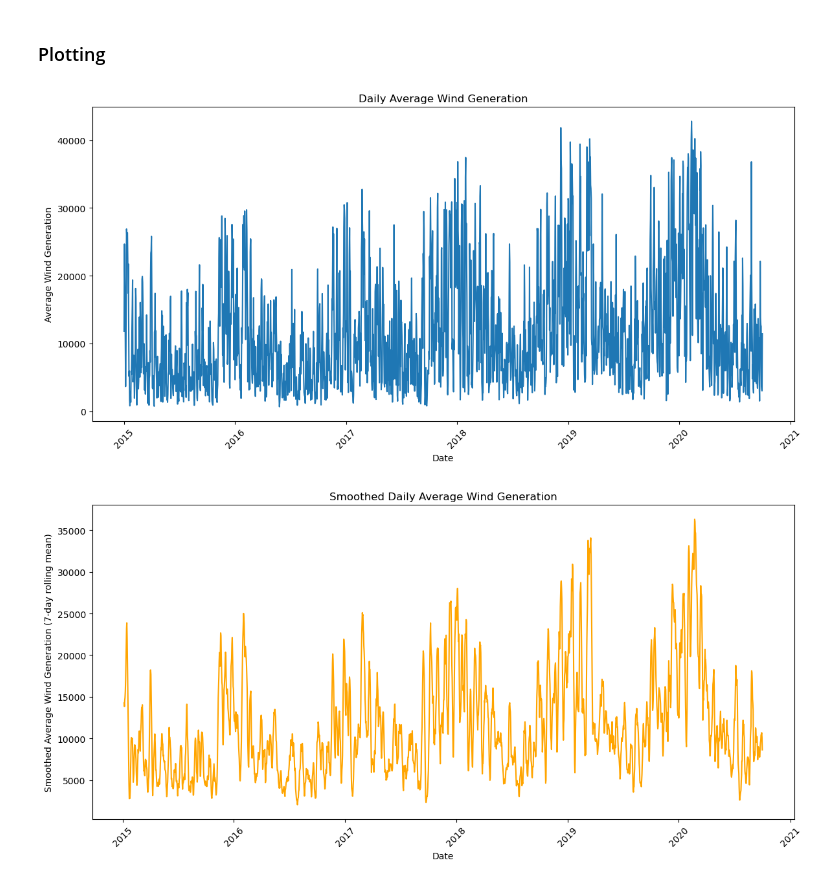
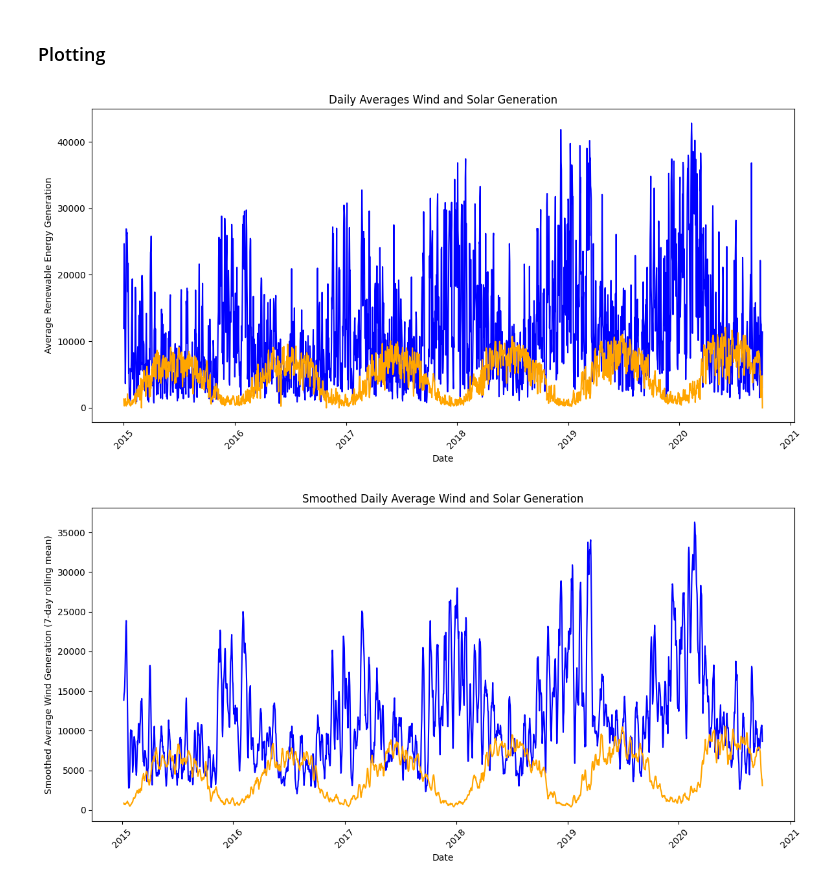
Before and after one commit to JannKaup/BigDataPipeline, a Jupyter notebook: BigDataPipeline.ipynb, the cells around one changed output. Drawn from its saved outputs; the diff is of its cells as text; code cells hidden in the pictures.

```diff
--- a/BigDataPipeline.ipynb
+++ b/BigDataPipeline.ipynb
@@ -240,4 +236,0 @@ df_filled = df_filled.drop("utc_timestamp", "cet_cest_timestamp")  # drop origin
-# %%
-# Check how the columns split
-for col in df.columns:
-    print(f"Column: {col}, Split: {col.split('_')}")
@@ -532,19 +701,31 @@ except BulkWriteError as bwe:
 # %%
+%%script skipping
 from pyspark.sql.functions import avg, to_date, col  # Ensure avg, to_date, and col are correctly imported
 
 # Read from MongoDB
 df_read = spark.read.format("mongo").load()
 
+df_read.printSchema()
+
+# Filter for data where country is 'DE'
+df_de = df_read.filter(df_read.country == "DE")
+
+# Show the first few rows of the DataFrame
+df_de.show(5)
 # Extract the 'timestamp' and 'wind_generation' columns, and convert 'timestamp' to a date
-df_filtered = df_read.select(
+df_mongo = df_de.select(
     "timestamp",
-    "generation.wind_generation"
+    "generation.wind_actual_generation",
+    "generation.solar_actual_generation"
 ).withColumn("date", to_date(col("timestamp")))
 
-# Calculate daily average of wind generation
-daily_avg_df = df_filtered.groupBy("date").agg(
-    avg("wind_generation").alias("avg_wind_generation")
+# Calculate daily average of wind AND SOLAR generation
+# Calculate daily averages of both wind and solar generation in one step
+daily_avg_df = df_mongo.groupBy("date").agg(
+    avg("generation.wind_actual_generation").alias("avg_wind_generation"),
+    avg("generation.solar_actual_generation").alias("avg_solar_generation")
 )
+
 # Sort by date
 daily_avg_df = daily_avg_df.orderBy("date")
 
@@ -573,38 +738,43 @@ only showing top 20 rows
 # %%
 import seaborn as sns
 
 # Convert the PySpark DataFrame to a Pandas DataFrame
 daily_avg_pd = daily_avg_df.toPandas()
 
-# Create the seaborn line plot
+# Create the seaborn line plot for wind and solar generation
 plt.figure(figsize=(12, 6))
-sns.lineplot(x='date', y='avg_wind_generation', data=daily_avg_pd)
+#sns.lineplot(x='date', y='avg_wind_generation', data=daily_avg_pd)
+plt.plot(daily_avg_pd['date'], daily_avg_pd['avg_wind_generation'], label='Wind Generation', color='blue')
+plt.plot(daily_avg_pd['date'], daily_avg_pd['avg_solar_generation'], label='Solar Generation', color='orange')
 
 # Set plot labels and title
 plt.xlabel('Date')
-plt.ylabel('Average Wind Generation')
-plt.title('Daily Average Wind Generation')
+plt.ylabel('Average Renewable Energy Generation')
+plt.title('Daily Averages Wind and Solar Generation')
 
 # Rotate x-axis labels
 plt.xticks(rotation=45)
 
 # Display the plot
 plt.tight_layout()
 plt.show()
 # %% [output]
-[figure, old version]
+[figure, new version]
 # %%
 # Calculate a 7-day rolling average for smoother lines
-daily_avg_pd['rolling_avg'] = daily_avg_pd['avg_wind_generation'].rolling(window=7).mean()
+daily_avg_pd['rolling_avg_wind'] = daily_avg_pd['avg_wind_generation'].rolling(window=7).mean()
+daily_avg_pd['rolling_avg_solar'] = daily_avg_pd['avg_solar_generation'].rolling(window=7).mean()
 
 # Plot the smoothed line (rolling average)
 plt.figure(figsize=(12, 6))
-sns.lineplot(x='date', y='rolling_avg', data=daily_avg_pd, color='orange')
+#sns.lineplot(x='date', y='rolling_avg', data=daily_avg_pd, color='orange')
+plt.plot(daily_avg_pd['date'], daily_avg_pd['rolling_avg_wind'], label='Wind Generation', color='blue')
+plt.plot(daily_avg_pd['date'], daily_avg_pd['rolling_avg_solar'], label='Solar Generation', color='orange')
 
 # Set plot labels and title
 plt.xlabel('Date')
 plt.ylabel('Smoothed Average Wind Generation (7-day rolling mean)')
-plt.title('Smoothed Daily Average Wind Generation')
+plt.title('Smoothed Daily Average Wind and Solar Generation')
 
 # Rotate x-axis labels for better visibility
 plt.xticks(rotation=45)
@@ -613,4 +783,4 @@ plt.xticks(rotation=45)
 plt.tight_layout()
 plt.show()
 # %% [output]
-[figure, old version]
+[figure, new version]
```
Also changed, not shown: parts of 30 cells of this notebook.
